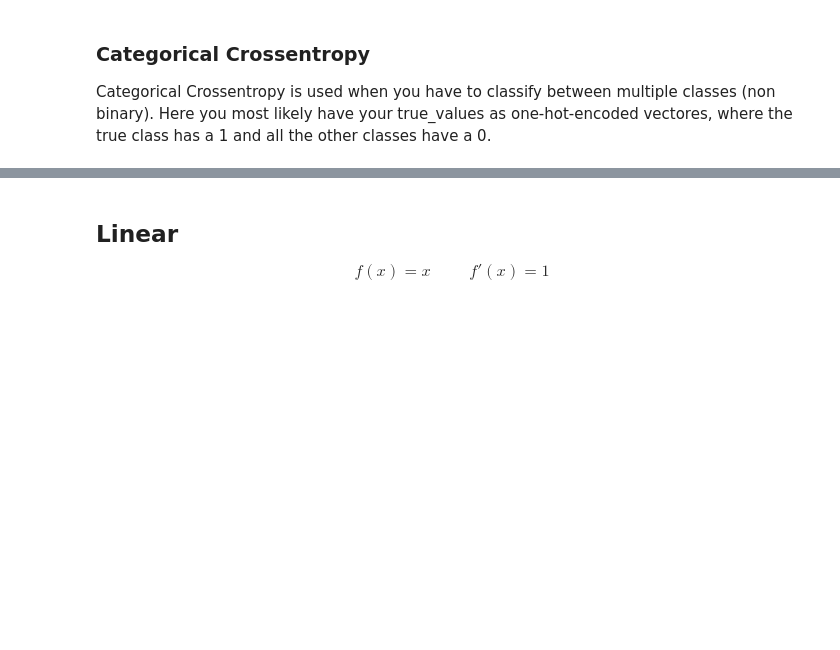
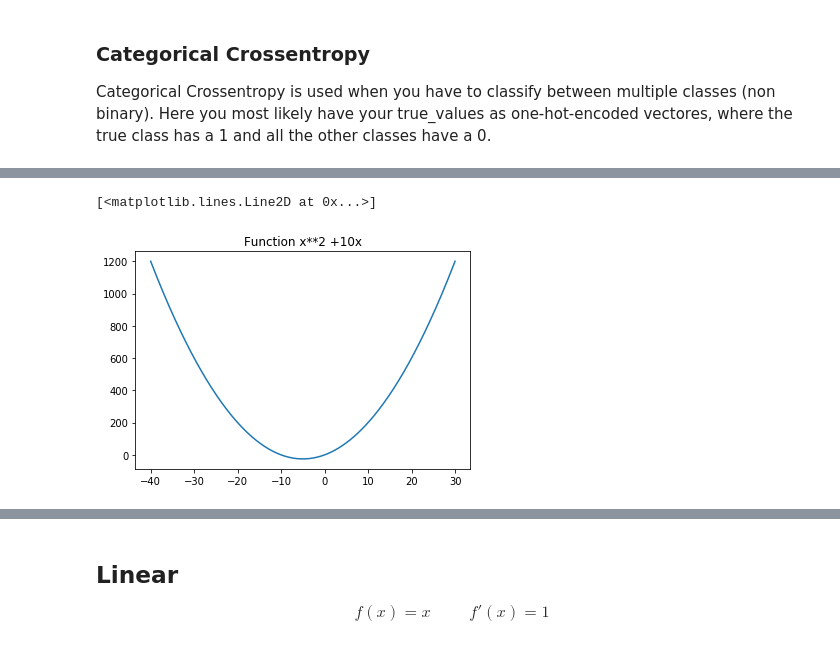
Before and after one commit to kaibrach/EB_Workshop, a Jupyter notebook: 01_Neural_Network_Basics.ipynb, the cells around one changed output, grey strips where cells are left out. Saved outputs shown, nothing was run; the diff lists cells and outputs as text; code cells hidden in the pictures; blank space fills up the shorter version.

```diff
--- a/01_Activation_Functions.ipynb
+++ b/01_Neural_Network_Basics.ipynb
@@ -330 +335,12 @@ TODO: Optimizer einführen mit Keras
+# %%
+def f(x1):
+    return x1**2.0 +10.0*x1#-x1*5 + x2**2.0
+x = np.linspace(-40, 30, 300, dtype=np.float32)
+
+y_func = f(x)
+plt.title('Function x**2 +10x')
+plt.plot(x,y_func)
+# %% [output]
+[<matplotlib.lines.Line2D at 0x...>]
+[figure, added]
 # %%
```
Also changed, not shown: parts of 31 cells of this notebook, 9 other files.
